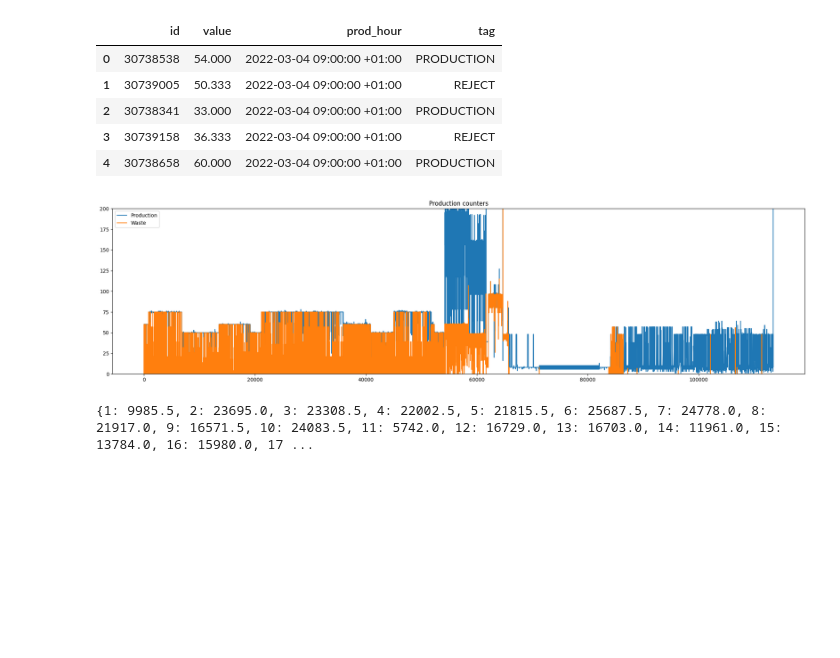
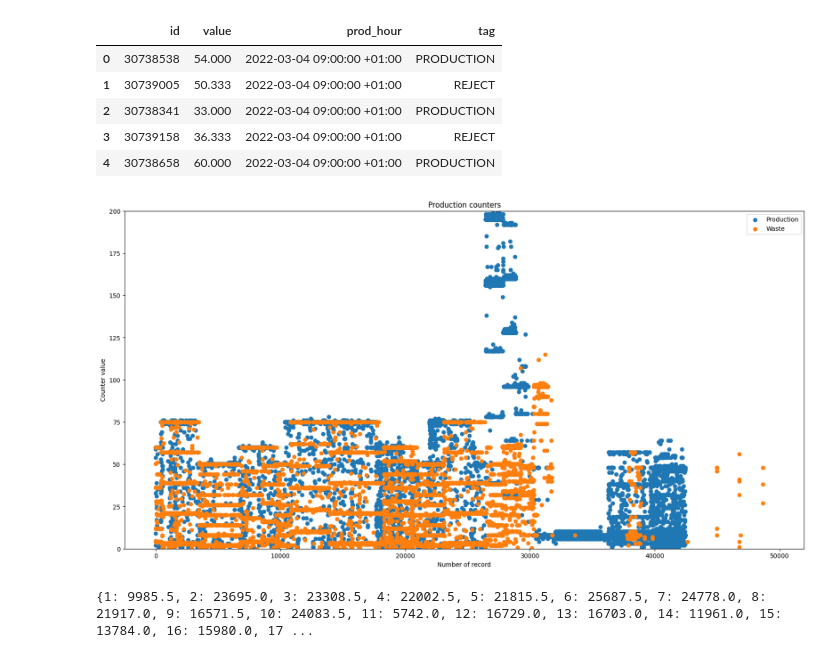
Before and after one commit to Artur-Mzyk/Data-Analytics, a Jupyter notebook: Project/review.ipynb, the cells around one changed output. Drawn from its saved outputs; the diff is of its cells as text; code cells hidden in the pictures; blank space fills up the shorter version.

```diff
--- a/Project/review.ipynb
+++ b/Project/review.ipynb
@@ -159,16 +159,20 @@ counters_df.head()
 | 4 | 30738658 | 60.000 | 2022-03-04 09:00:00 +01:00 | PRODUCTION |
 # %%
 plt.figure(figsize=(20, 10))
-plt.scatter((counters_df.loc[counters_df['tag']=='PRODUCTION'])['value'], label='Production')
-plt.scatter((counters_df.loc[counters_df['tag']=='REJECT'])['value'], label='Waste')
+production = counters_df.loc[counters_df['tag']=='PRODUCTION']['value']
+reject = counters_df.loc[counters_df['tag']=='REJECT']['value']
+production_x = np.arange(1, len(production) + 1, 1)
+reject_x = np.arange(1, len(reject) + 1, 1)
+plt.scatter(production_x, production, label='Production')
+plt.scatter(reject_x, reject, label='Waste')
 plt.title('Production counters')
 plt.xlabel('Number of record')
 plt.ylabel('Counter value')
 plt.ylim([0, 200])
 plt.legend()
 plt.show()
 # %% [output]
-[figure, old version]
+[figure, new version]
 # %%
 df = counters_df.copy()
 df['prod_hour_dt'] = pd.to_datetime(df['prod_hour'])
```
Also changed, not shown: parts of 16 cells of this notebook, 9 other files.
